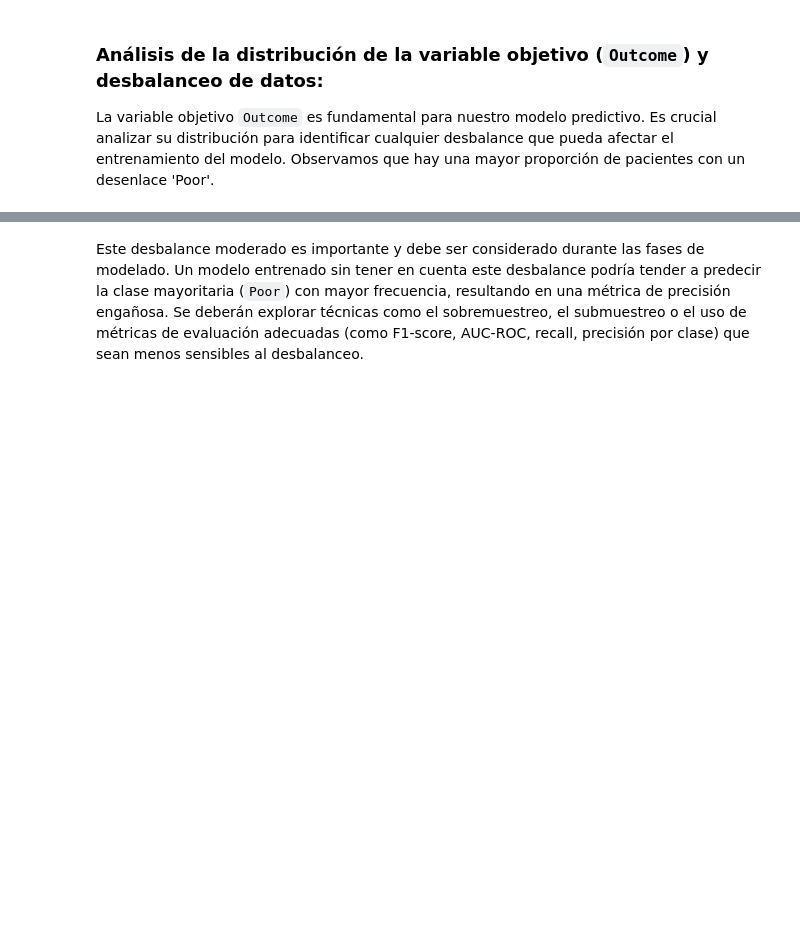
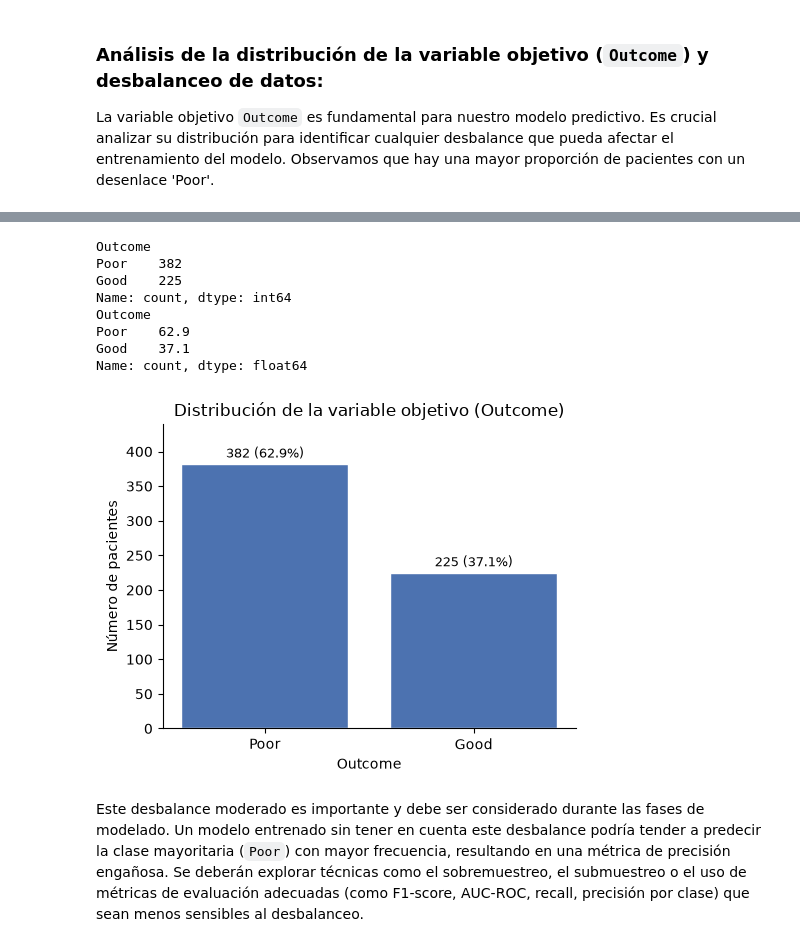
Before and after one commit to byepesg/mlda-project, a Jupyter notebook: notebooks/02_understanding_data/02_understanding_data.ipynb, the cells around one changed output, grey strips where cells are left out. Saved outputs shown, nothing was run; the diff lists cells and outputs as text; code cells hidden in the pictures; blank space fills up the shorter version.

```diff
--- a/notebooks/02_understanding_data/02_understanding_data.ipynb
+++ b/notebooks/02_understanding_data/02_understanding_data.ipynb
@@ -903,3 +1036,36 @@ print(clinical_df['Outcome'].value_counts())
+# %%
+counts = clinical_df['Outcome'].value_counts()
+percentages = counts / counts.sum() * 100
+
+print(counts)
+print(percentages.round(1))
+
+fig, ax = plt.subplots(figsize=(5, 4))
+bars = ax.bar(counts.index, counts.values, color='#4C72B0', edgecolor='white')
+
+for bar, pct in zip(bars, percentages):
+    ax.text(bar.get_x() + bar.get_width()/2, bar.get_height() + 5,
+            f'{int(bar.get_height())} ({pct:.1f}%)', ha='center', va='bottom', fontsize=9)
+
+ax.set_title('Distribución de la variable objetivo (Outcome)')
+ax.set_xlabel('Outcome')
+ax.set_ylabel('Número de pacientes')
+ax.spines['top'].set_visible(False)
+ax.spines['right'].set_visible(False)
+ax.set_ylim(0, counts.max() * 1.15)
+
+plt.tight_layout()
+plt.show()
+# %% [output]
+Outcome
+Poor    382
+Good    225
+Name: count, dtype: int64
+Outcome
+Poor    62.9
+Good    37.1
+Name: count, dtype: float64
+[figure, added]
 # %% [markdown]
 Este desbalance moderado es importante y debe ser considerado durante las fases de modelado. Un modelo entrenado sin tener en cuenta este desbalance podría tender a predecir la clase mayoritaria (`Poor`) con mayor frecuencia, resultando en una métrica de precisión engañosa. Se deberán explorar técnicas como el sobremuestreo, el submuestreo o el uso de métricas de evaluación adecuadas (como F1-score, AUC-ROC, recall, precisión por clase) que sean menos sensibles al desbalanceo.
 # %% [markdown]
```
Also changed, not shown: parts of 36 cells of this notebook, 1 other file.
